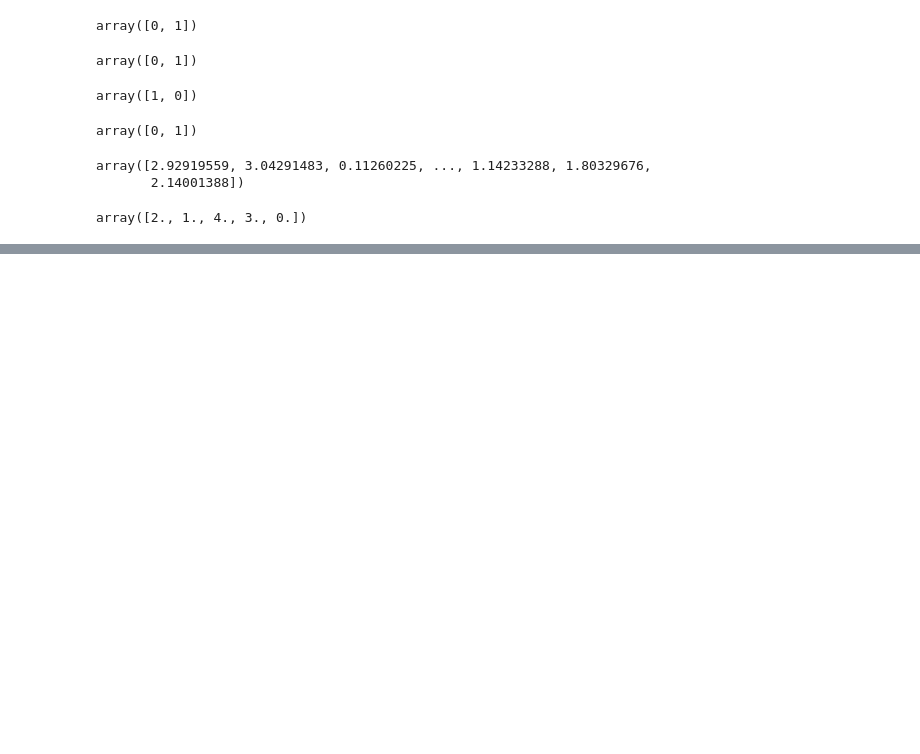
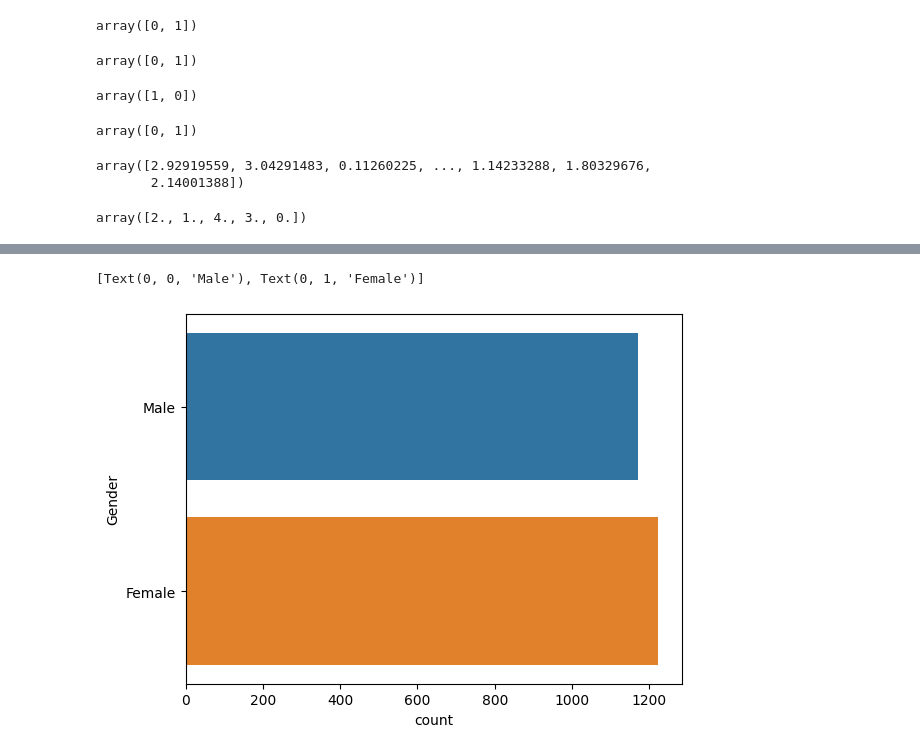
Before and after one commit to TDangarembizi/StudentPerformance, a Jupyter notebook: studentperformance.ipynb, the cells around one changed output, grey strips where cells are left out. Drawn from its saved outputs; the diff is of its cells as text; code cells hidden in the pictures; blank space fills up the shorter version.

```diff
--- a/studentperformance.ipynb
+++ b/studentperformance.ipynb
@@ -125,0 +134,8 @@ array([2., 1., 4., 3., 0.])
+# %%
+sns.countplot(y='Gender', data=data)
+ax = sns.countplot(y='Gender', data=data)
+
+ax.set_yticklabels(['Male', 'Female'])
+# %% [output]
+[Text(0, 0, 'Male'), Text(0, 1, 'Female')]
+[figure, added]
```
Also changed, not shown: parts of 14 cells of this notebook.
